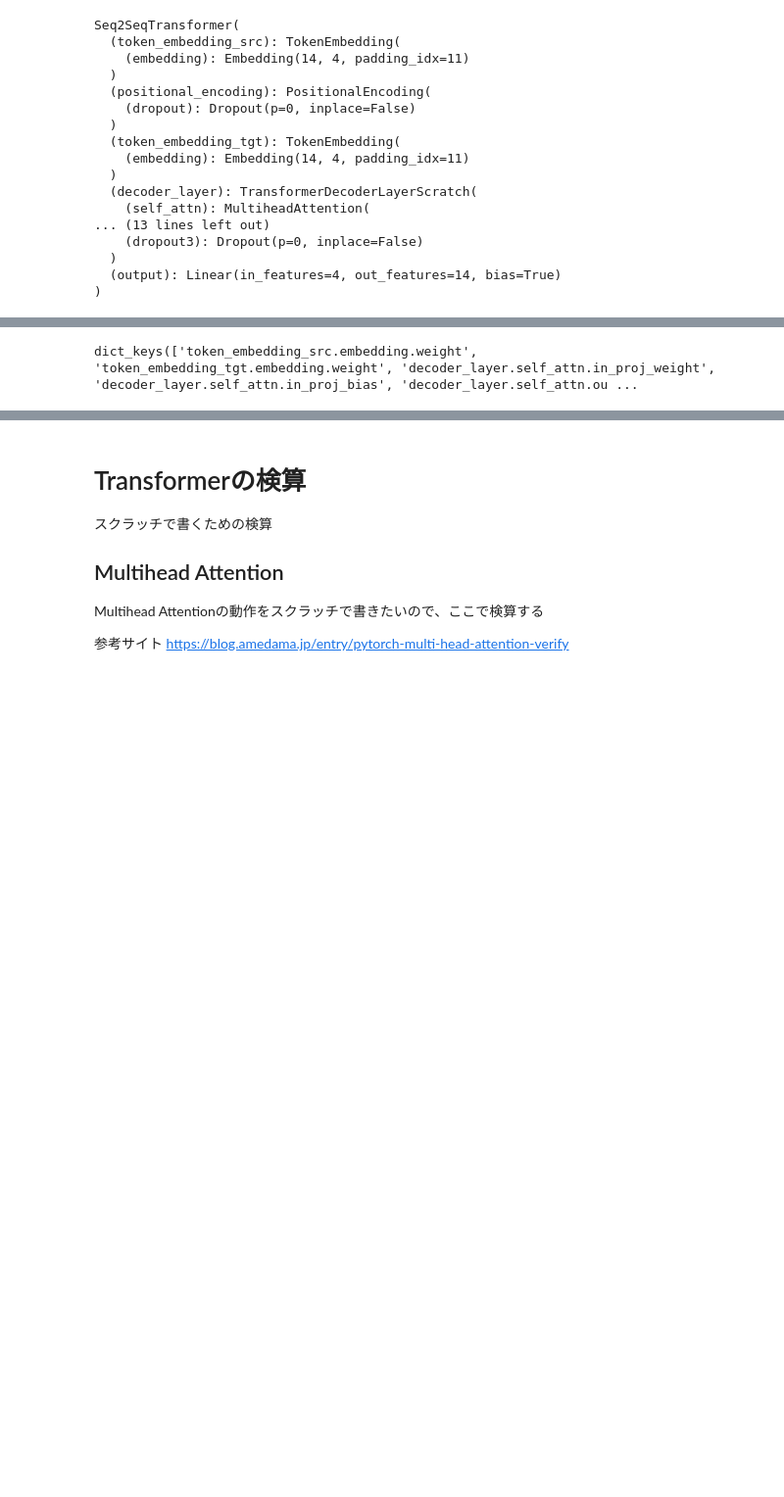
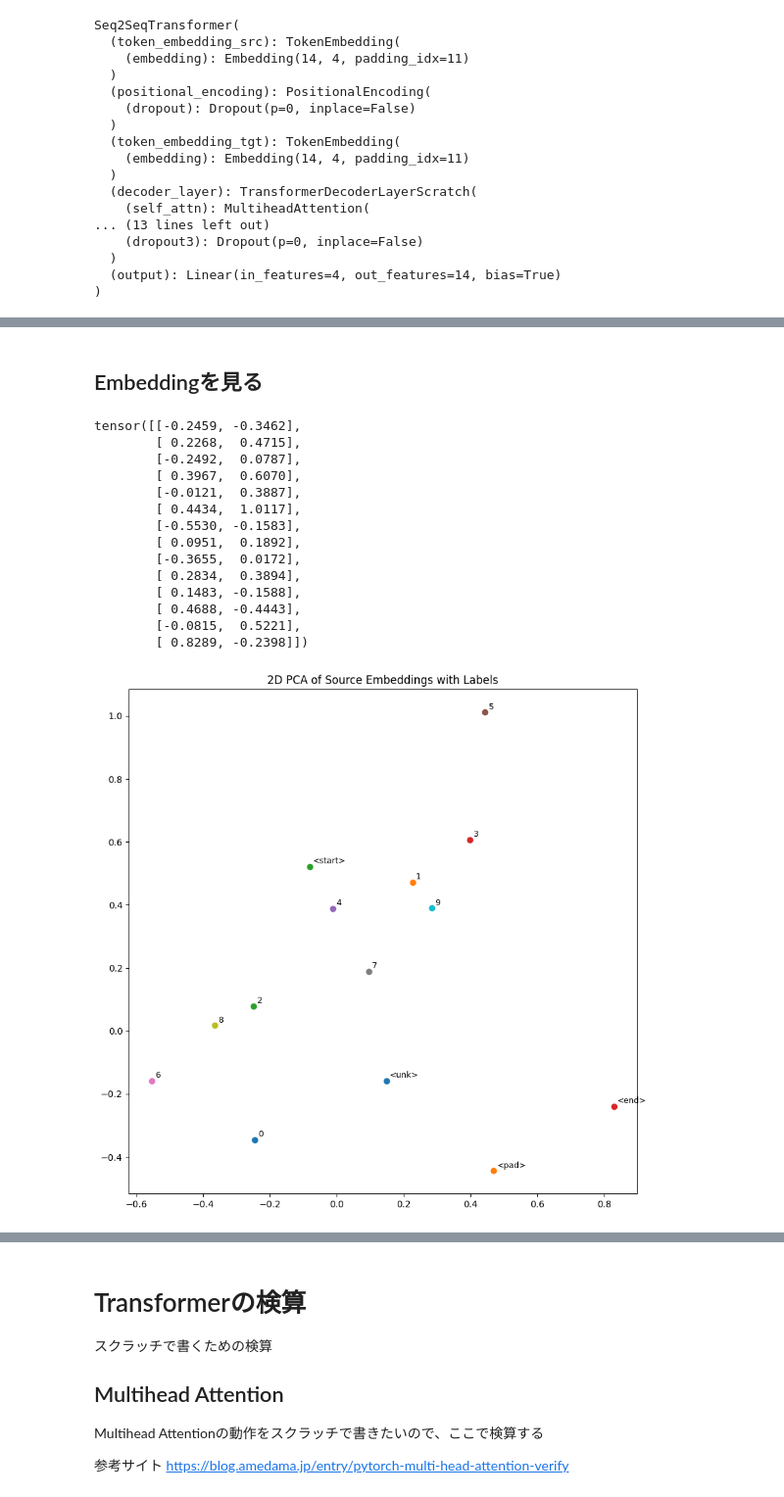
Before and after one commit to AriRyo/transformer-ansys, a Jupyter notebook: FomulaBEAT/tf_math03-2.ipynb, the cells around one changed output, grey strips where cells are left out. Shown at 98% size. Saved outputs shown, nothing was run; the diff lists cells and outputs as text; code cells hidden in the pictures; blank space fills up the shorter version.

```diff
--- a/FomulaBEAT/tf_math03-2.ipynb
+++ b/FomulaBEAT/tf_math03-2.ipynb
@@ -723,10 +750,6 @@ Seq2SeqTransformer(
 # %%
+
 # パラメータを取り出す
-
-
-# モデルのパラメータを取得
-params = dict(loaded_model.named_parameters())
-print(params.keys())
 
 # 埋め込み行列を取得
 embedding_src_weight = params['token_embedding_src.embedding.weight'].data
@@ -761,8 +784,6 @@ norm2_weight = params['decoder_layer.norm2.weight'].data
 norm2_bias = params['decoder_layer.norm2.bias'].data
 norm3_weight = params['decoder_layer.norm3.weight'].data
 norm3_bias = params['decoder_layer.norm3.bias'].data
-# %% [output]
-dict_keys(['token_embedding_src.embedding.weight', 'token_embedding_tgt.embedding.weight', 'decoder_layer.self_attn.in_proj_weight', 'decoder_layer.self_attn.in_proj_bias', 'decoder_layer.self_attn.ou ...
 # %%
 
 # Positional Encoding
@@ -777,0 +831,36 @@ def positional_encoding(tensor: Tensor, maxlen=5000):
+# %% [markdown]
+## Embeddingを見る
+# %%
+embedding_src_cpu = embedding_src_weight.cpu().detach()
+print(embedding_src_cpu[: , :2])
+
+# 逆辞書を作成してインデックスを文字に変換
+reverse_vocab_src = {idx: token for token, idx in vocab_src.items()}
+
+# 可視化
+plt.figure(figsize=(10, 10))
+
+# 各ポイントを散布図でプロットし、対応するラベルを表示
+for i, (x, y) in enumerate(embedding_src_cpu[:, :2]):  # [:, :2]をスライスし、次にenumerate
+    label = reverse_vocab_src[i]  # インデックスを元のトークンに戻す
+    plt.scatter(x, y)
+    plt.text(x + 0.01, y + 0.01, label, fontsize=9)  # 各点の近くにラベルを表示
+
+plt.title("2D PCA of Source Embeddings with Labels")
+plt.show()
+# %% [output]
+tensor([[-0.2459, -0.3462],
+        [ 0.2268,  0.4715],
+        [-0.2492,  0.0787],
+        [ 0.3967,  0.6070],
+        [-0.0121,  0.3887],
+        [ 0.4434,  1.0117],
+        [-0.5530, -0.1583],
+        [ 0.0951,  0.1892],
+        [-0.3655,  0.0172],
+        [ 0.2834,  0.3894],
+        [ 0.1483, -0.1588],
+        [ 0.4688, -0.4443],
+        [-0.0815,  0.5221],
+        [ 0.8289, -0.2398]])
+[figure, added]
```
Also changed, not shown: parts of 14 cells of this notebook, 3 other files.
